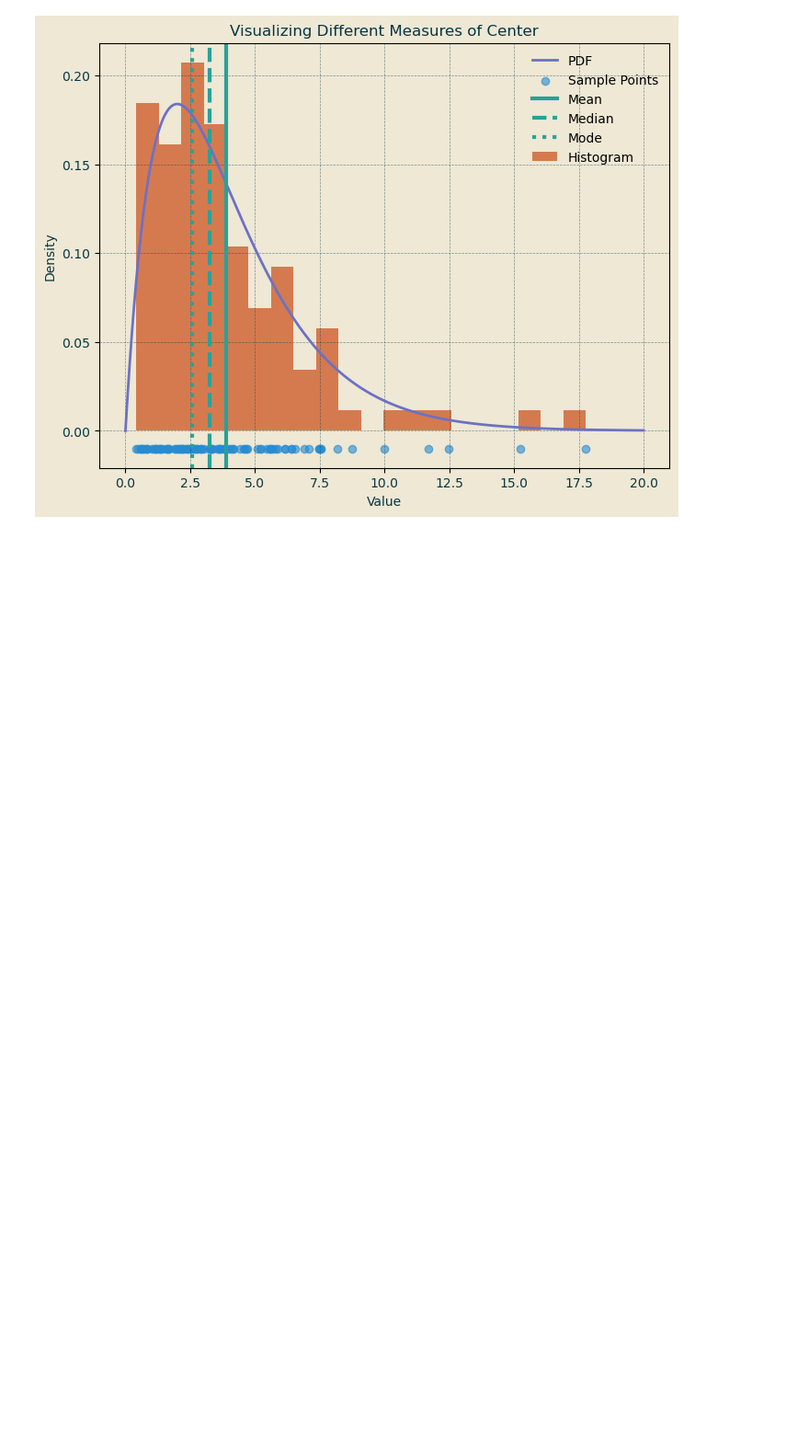
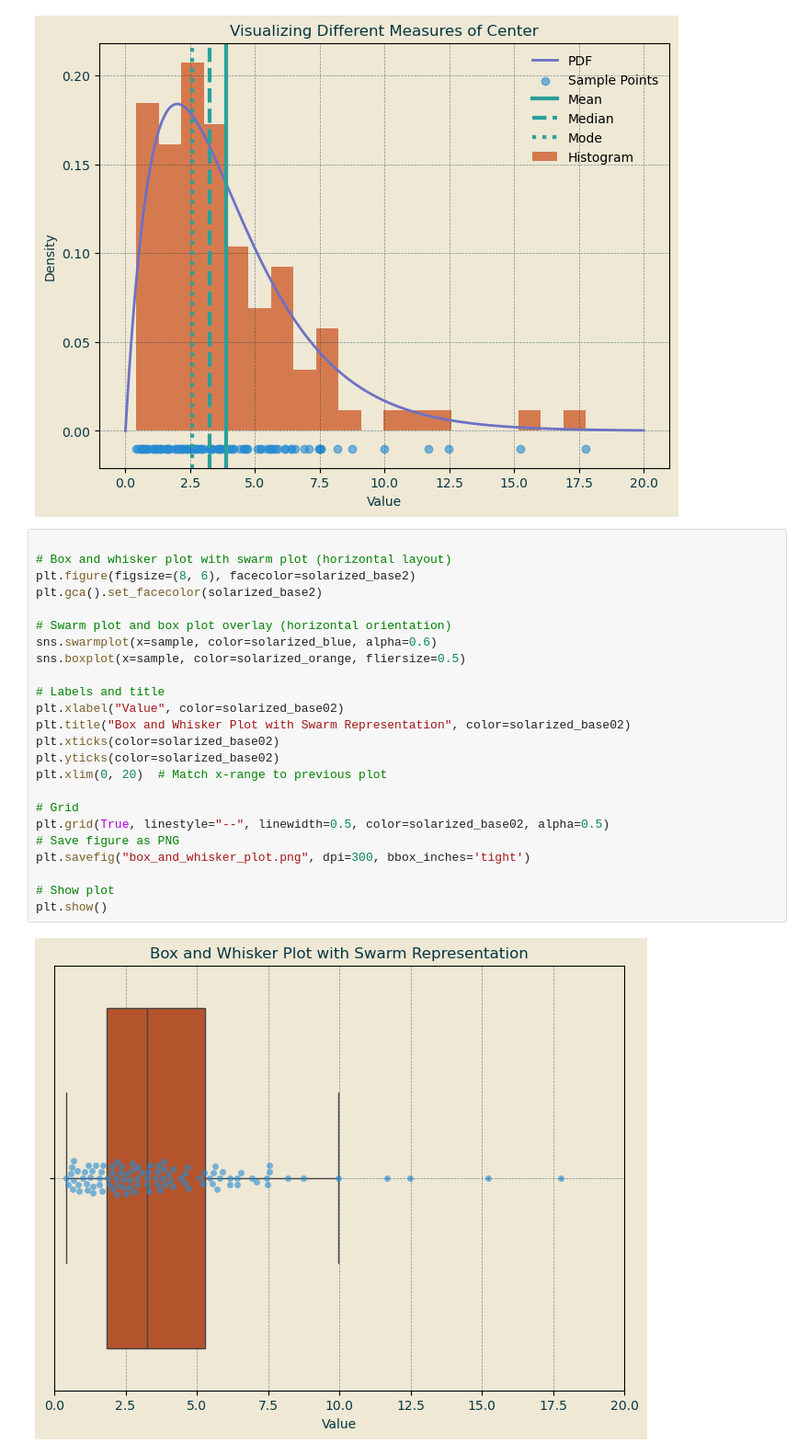
Before and after one commit to mrsoltys/ProbStat.github.io, a Jupyter notebook: Figures/Measures of Center Interactive.ipynb, the cells around one changed output. Shown at 92% size. Cells and saved outputs as stored; diff of their text form; blank space fills up the shorter version.

Commit message:
spread figure updated

```diff
--- a/Figures/Measures of Center Interactive.ipynb
+++ b/Figures/Measures of Center Interactive.ipynb
@@ -62,3 +62,29 @@ plt.savefig("visualizing_measures_of_center.png", dpi=300, bbox_inches='tight')
 plt.show()
 # %% [output]
 [figure]
+# %%
+
+# Box and whisker plot with swarm plot (horizontal layout)
+plt.figure(figsize=(8, 6), facecolor=solarized_base2)
+plt.gca().set_facecolor(solarized_base2)
+
+# Swarm plot and box plot overlay (horizontal orientation)
+sns.swarmplot(x=sample, color=solarized_blue, alpha=0.6)
+sns.boxplot(x=sample, color=solarized_orange, fliersize=0.5)
+
+# Labels and title
+plt.xlabel("Value", color=solarized_base02)
+plt.title("Box and Whisker Plot with Swarm Representation", color=solarized_base02)
+plt.xticks(color=solarized_base02)
+plt.yticks(color=solarized_base02)
+plt.xlim(0, 20)  # Match x-range to previous plot
+
+# Grid
+plt.grid(True, linestyle="--", linewidth=0.5, color=solarized_base02, alpha=0.5)
+# Save figure as PNG
+plt.savefig("box_and_whisker_plot.png", dpi=300, bbox_inches='tight')
+
+# Show plot
+plt.show()
+# %% [output]
+[figure, added]
```
Also changed, not shown: 2 other files.
